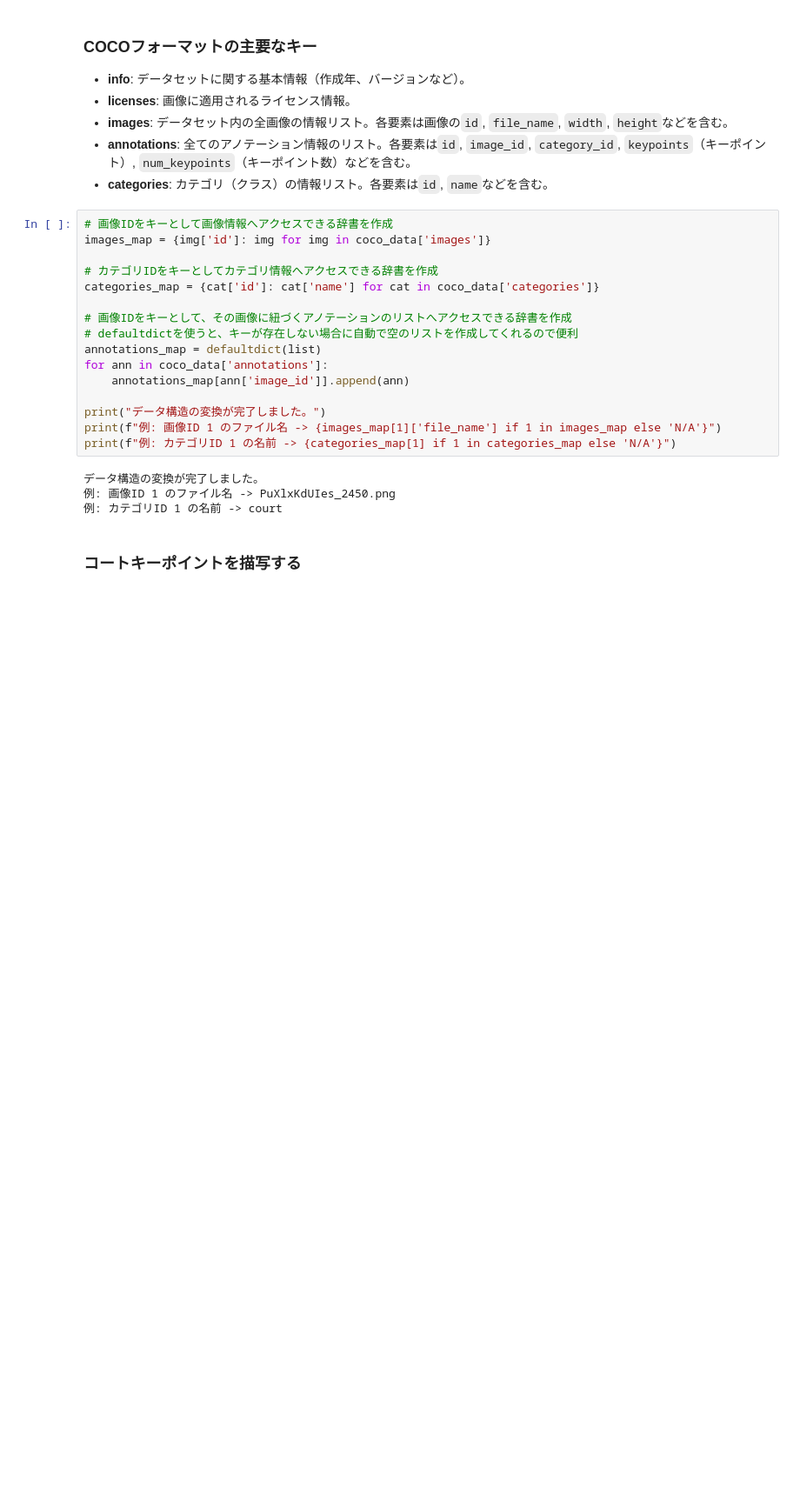
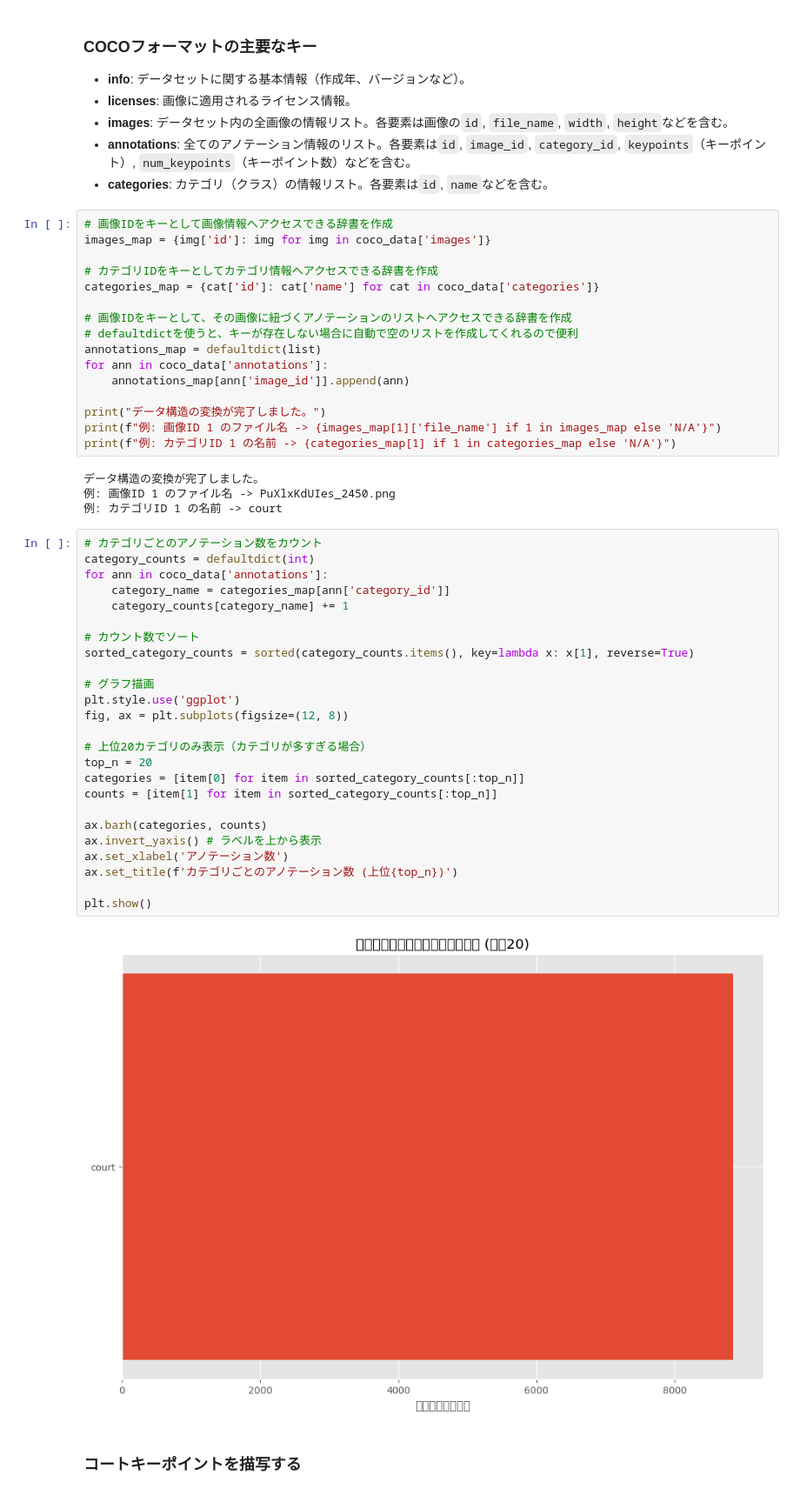
Before and after one commit to Motoki0705/3D-Tennis-Lab, a Jupyter notebook: notebooks/court_data_analysis.ipynb, the cells around one changed output. Shown: that part at 87% size. Saved outputs shown, nothing was run; the diff lists cells and outputs as text; blank space fills up the shorter version.

```diff
--- a/notebooks/court_data_analysis.ipynb
+++ b/notebooks/court_data_analysis.ipynb
@@ -85,6 +85,33 @@ print(f"例: カテゴリID 1 の名前 -> {categories_map[1] if 1 in categories
 データ構造の変換が完了しました。
 例: 画像ID 1 のファイル名 -> PuXlxKdUIes_2450.png
 例: カテゴリID 1 の名前 -> court
+# %%
+# カテゴリごとのアノテーション数をカウント
+category_counts = defaultdict(int)
+for ann in coco_data['annotations']:
+    category_name = categories_map[ann['category_id']]
+    category_counts[category_name] += 1
+
+# カウント数でソート
+sorted_category_counts = sorted(category_counts.items(), key=lambda x: x[1], reverse=True)
+
+# グラフ描画
+plt.style.use('ggplot')
+fig, ax = plt.subplots(figsize=(12, 8))
+
+# 上位20カテゴリのみ表示（カテゴリが多すぎる場合）
+top_n = 20
+categories = [item[0] for item in sorted_category_counts[:top_n]]
+counts = [item[1] for item in sorted_category_counts[:top_n]]
+
+ax.barh(categories, counts)
+ax.invert_yaxis() # ラベルを上から表示
+ax.set_xlabel('アノテーション数')
+ax.set_title(f'カテゴリごとのアノテーション数 (上位{top_n})')
+
+plt.show()
+# %% [output]
+[figure, added]
 # %% [markdown]
 ### コートキーポイントを描写する
 # %%
```
Also changed, not shown: parts of 4 cells of this notebook.
